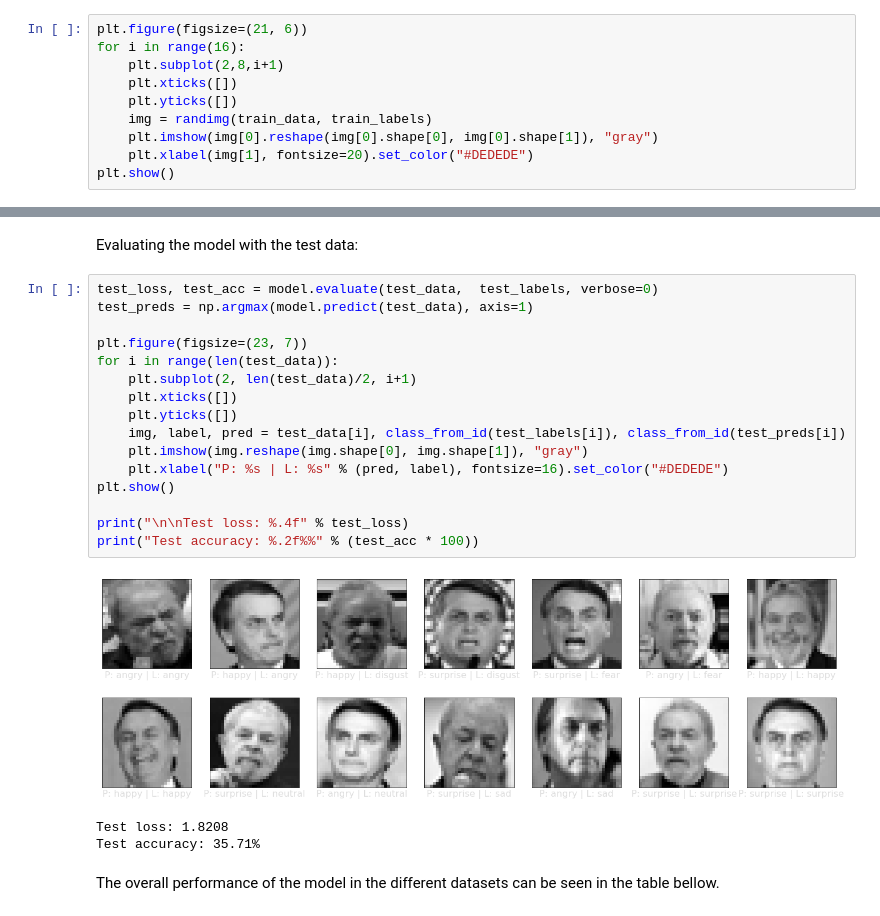
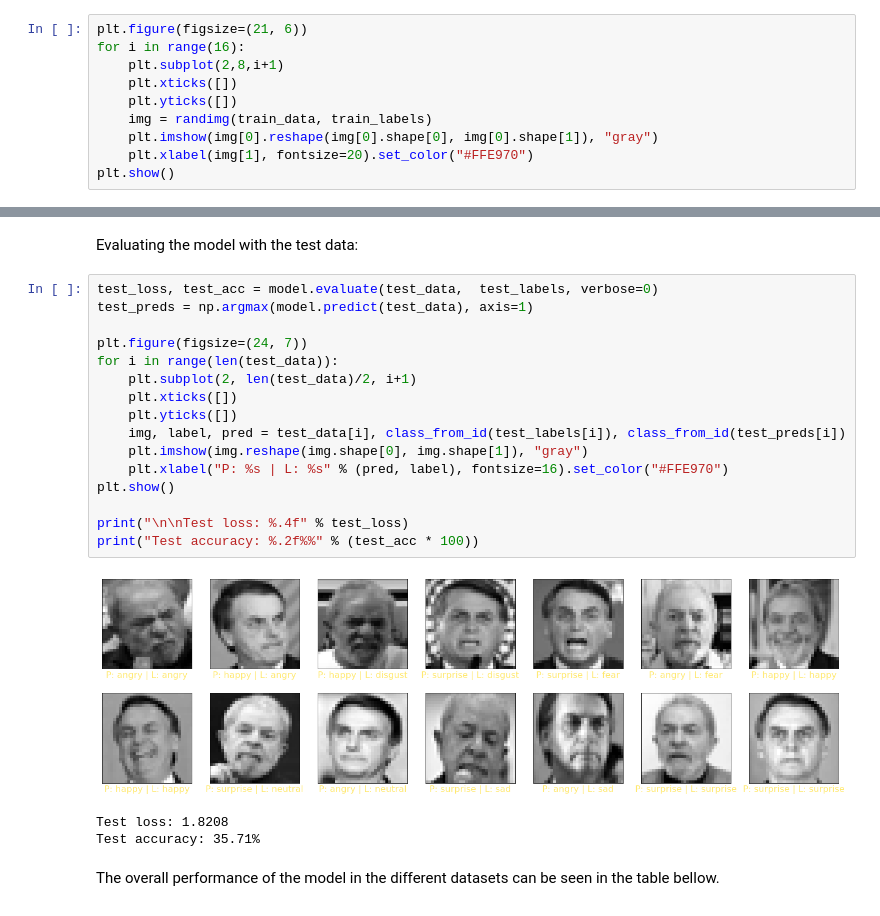
Before and after one commit to Talendar/facial_expression_detection, a Jupyter notebook: facial_expression_detection.ipynb, the cells around one changed output, grey strips where cells are left out. Drawn from its saved outputs; the diff is of its cells as text.

```diff
--- a/facial_expression_detection.ipynb
+++ b/facial_expression_detection.ipynb
@@ -114,6 +114,6 @@ for i in range(16):
     plt.yticks([])
     img = randimg(train_data, train_labels)
     plt.imshow(img[0].reshape(img[0].shape[0], img[0].shape[1]), "gray")
-    plt.xlabel(img[1], fontsize=20).set_color("#DEDEDE")
+    plt.xlabel(img[1], fontsize=20).set_color("#FFE970")
 plt.show()
 # %% [output]
@@ -273,21 +273,21 @@ Evaluating the model with the test data:
 # %%
 test_loss, test_acc = model.evaluate(test_data,  test_labels, verbose=0)
 test_preds = np.argmax(model.predict(test_data), axis=1)
 
-plt.figure(figsize=(23, 7))
+plt.figure(figsize=(24, 7))
 for i in range(len(test_data)):
     plt.subplot(2, len(test_data)/2, i+1)
     plt.xticks([])
     plt.yticks([])
     img, label, pred = test_data[i], class_from_id(test_labels[i]), class_from_id(test_preds[i])
     plt.imshow(img.reshape(img.shape[0], img.shape[1]), "gray")
-    plt.xlabel("P: %s | L: %s" % (pred, label), fontsize=16).set_color("#DEDEDE")
+    plt.xlabel("P: %s | L: %s" % (pred, label), fontsize=16).set_color("#FFE970")
 plt.show()
 
 print("\n\nTest loss: %.4f" % test_loss)
 print("Test accuracy: %.2f%%" % (test_acc * 100))
 # %% [output]
-[figure, old version]
+[figure, new version]
 Test loss: 1.8208
 Test accuracy: 35.71%
 # %% [markdown]
```
Also changed, not shown: parts of 1 cell of this notebook.
